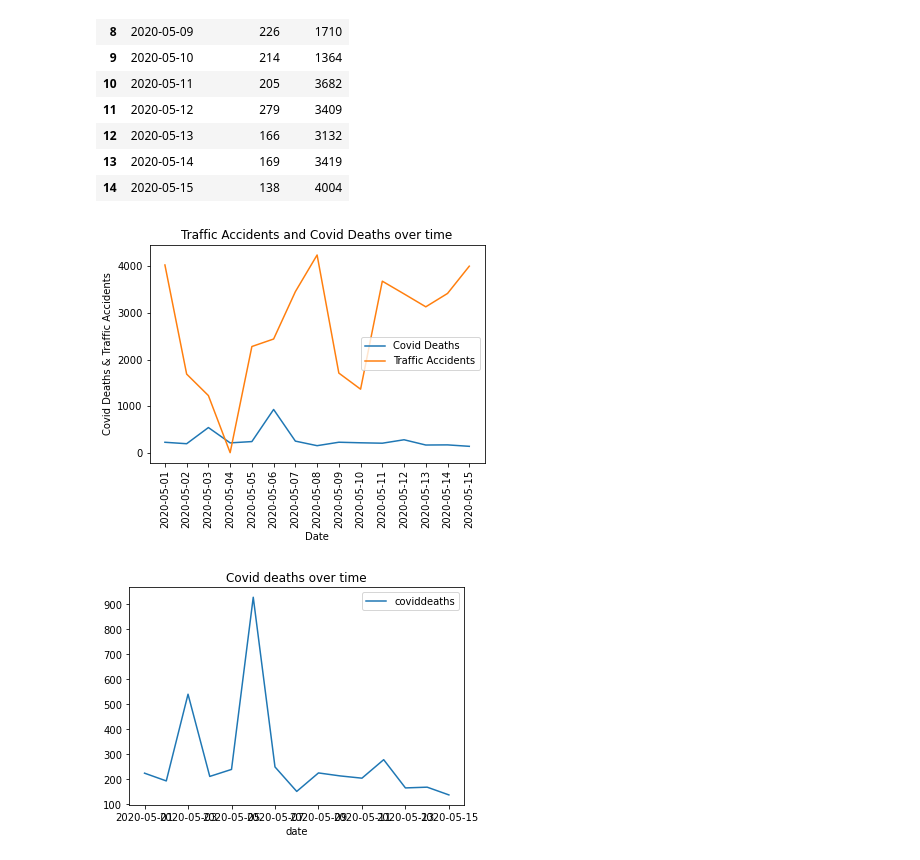
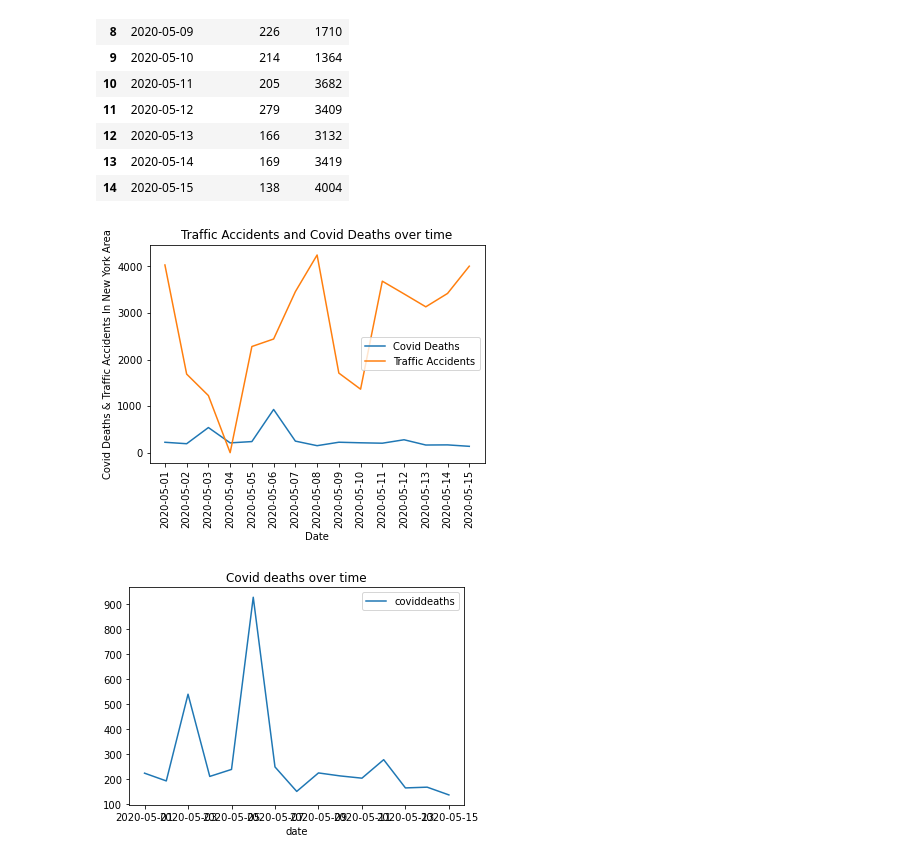
Before and after one commit to blackdenarius307/Extract-Transform-Load-From-Start-to-Finish, a Jupyter notebook: PLOT_covid_Data_pH.ipynb, the cells around one changed output. Saved outputs shown, nothing was run; the diff lists cells and outputs as text; code cells hidden in the pictures.

Commit message:
Title change on plot

```diff
--- a/PLOT_covid_Data_pH.ipynb
+++ b/PLOT_covid_Data_pH.ipynb
@@ -58,29 +58,29 @@ ndf
 # %%
 
 y1 = covid_actual_df["coviddeaths"]
 x1 = covid_actual_df["date"]
 plt.plot(x1, y1, label ="Covid Deaths")
 
 y2 = covid_actual_df["average"]
 x2 = covid_actual_df["date"]
 
 
 plt.plot(x2, y2, label = "Traffic Accidents")
 #plt.figure(figsize=(x2, y1))
 
 #########   Formats graph
-plt.title("Traffic Accidents and Covid Deaths over time")
+plt.title("Traffic Accidents and Covid Deaths over time In New York Area")
 plt.xlabel("Date")
-plt.ylabel("Covid Deaths & Traffic Accidents")
+plt.ylabel("Covid Deaths & Traffic Accidents In New York Area")
 
 plt.legend(loc="best")
 #ax.legend((y1, y2), ('Covid Deaths', 'Traffic Accidents'),loc='best')
 
 plt.xticks(rotation= 90)
 
 plt.savefig("pictures/Death_Traffic_plot")
 # %% [output]
-[figure, old version]
+[figure, new version]
 # %%
 covid_date = covid_actual_df.plot.line(x = 'date', y='coviddeaths', \
                                           title = 'Covid deaths over time' )
```
Also changed, not shown: parts of 1 cell of this notebook, 1 other file.
